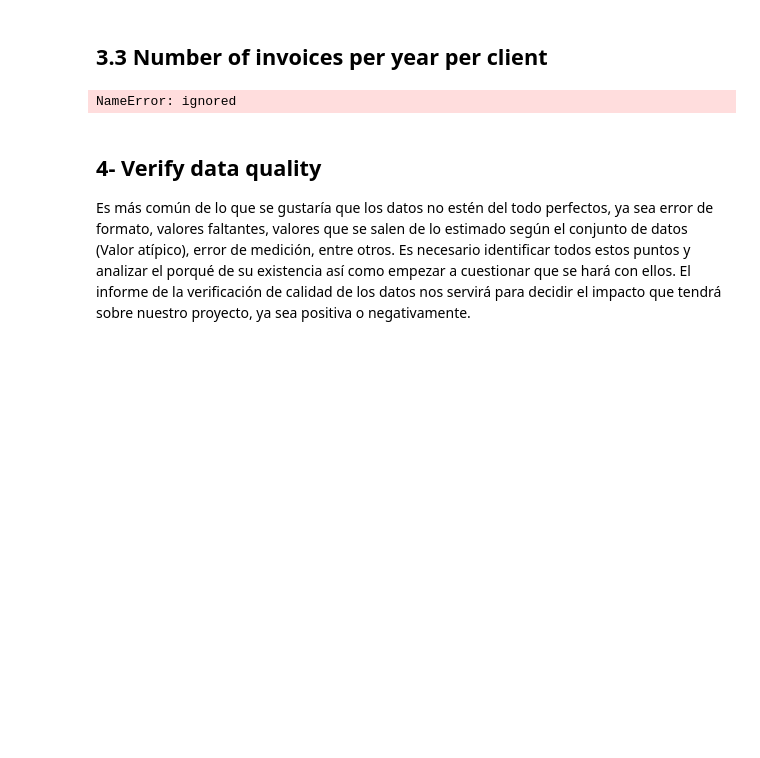
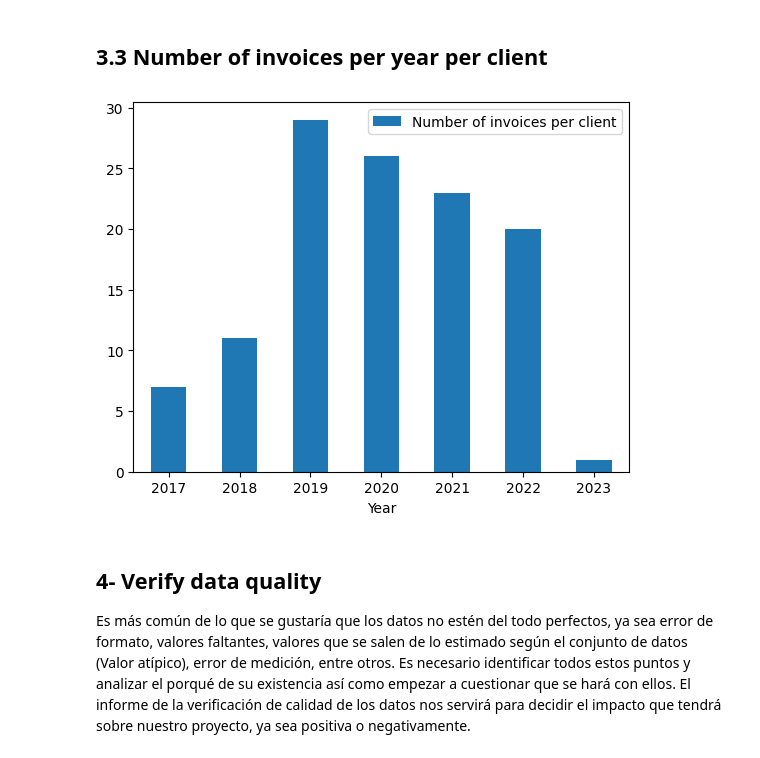
Before and after one commit to jrolopez20/blu-ml, a Jupyter notebook: 1- Data Understanding.ipynb, the cells around one changed output. Drawn from its saved outputs; the diff is of its cells as text; code cells hidden in the pictures; blank space fills up the shorter version.

Commit message:
Add resume of number of invoices per year per client

```diff
--- a/1- Data Understanding.ipynb
+++ b/1- Data Understanding.ipynb
@@ -154,18 +154,30 @@ Number of unique customers: 566
 # %% [markdown]
 ## 3.3 Number of invoices per year per client
 # %%
-# a = df.groupby([df['credito_fecha_inicio'].dt.year])
-# folios = a['folio_factura'].count()
-# print(folios)
-# pagadores = a['pagador_rfc'].nunique()
-# print(pagadores)
-# for i in range(len(folios)):
-#   print(pagadores.iloc[i:2], folios.iloc[i]/pagadores.iloc[i])
+import array
 
+a = df.groupby([df['credito_fecha_inicio'].dt.year])
+folios = a['folio_factura'].count()
+# print('Folios:', folios)
 
-resume = df['credito_fecha_inicio'].dt.year.unique()
+pagadores = a['pagador_rfc'].nunique()
+# print('Pagadores:', pagadores)
+
+years = np.sort(df['credito_fecha_inicio'].dt.year.unique())
+
+invoices = array.array('i')
+for i in range(len(folios)):
+  invoices.append(int(folios.iloc[i]/pagadores.iloc[i]))
+
+col_year = "Year"
+col_Number_invoice_per_client = "Number of invoices per client"
+
+d={col_year: years, col_Number_invoice_per_client: invoices}
+df_resume = pd.DataFrame(data=d)
+
+ax = df_resume.plot.bar(x=col_year, y=col_Number_invoice_per_client, rot=0)
 # %% [output]
-NameError: ignored
+[figure, added]
 # %% [markdown]
 ## 4- Verify data quality
 Es más común de lo que se gustaría que los datos no estén del todo perfectos, ya sea error de formato, valores faltantes, valores que se salen de lo estimado según el conjunto de datos (Valor atípico), error de medición, entre otros. Es necesario identificar todos estos puntos y analizar el porqué de su existencia así como empezar a cuestionar que se hará con ellos. El informe de la verificación de calidad de los datos nos servirá para decidir el impacto que tendrá sobre nuestro proyecto, ya sea positiva o negativamente.
```
